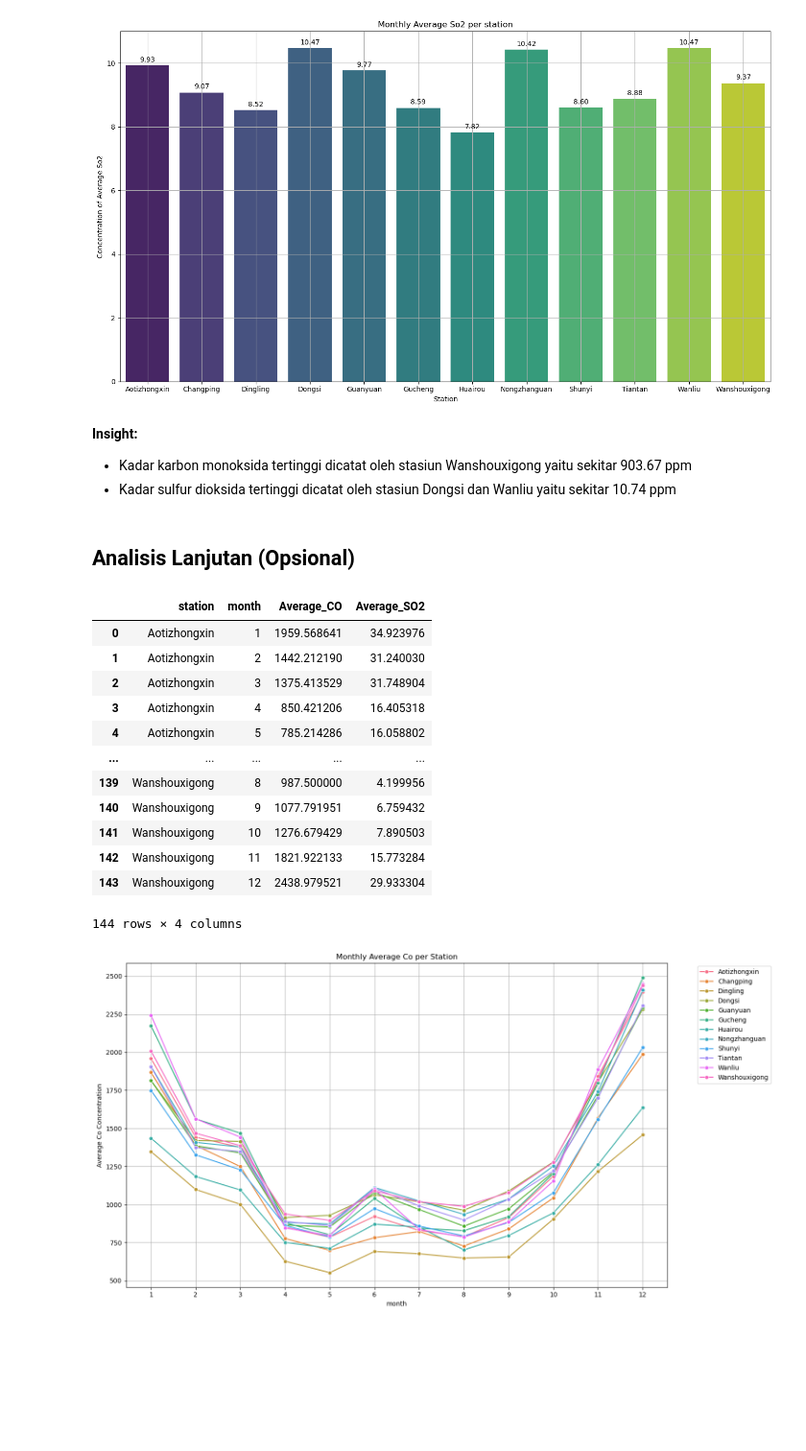
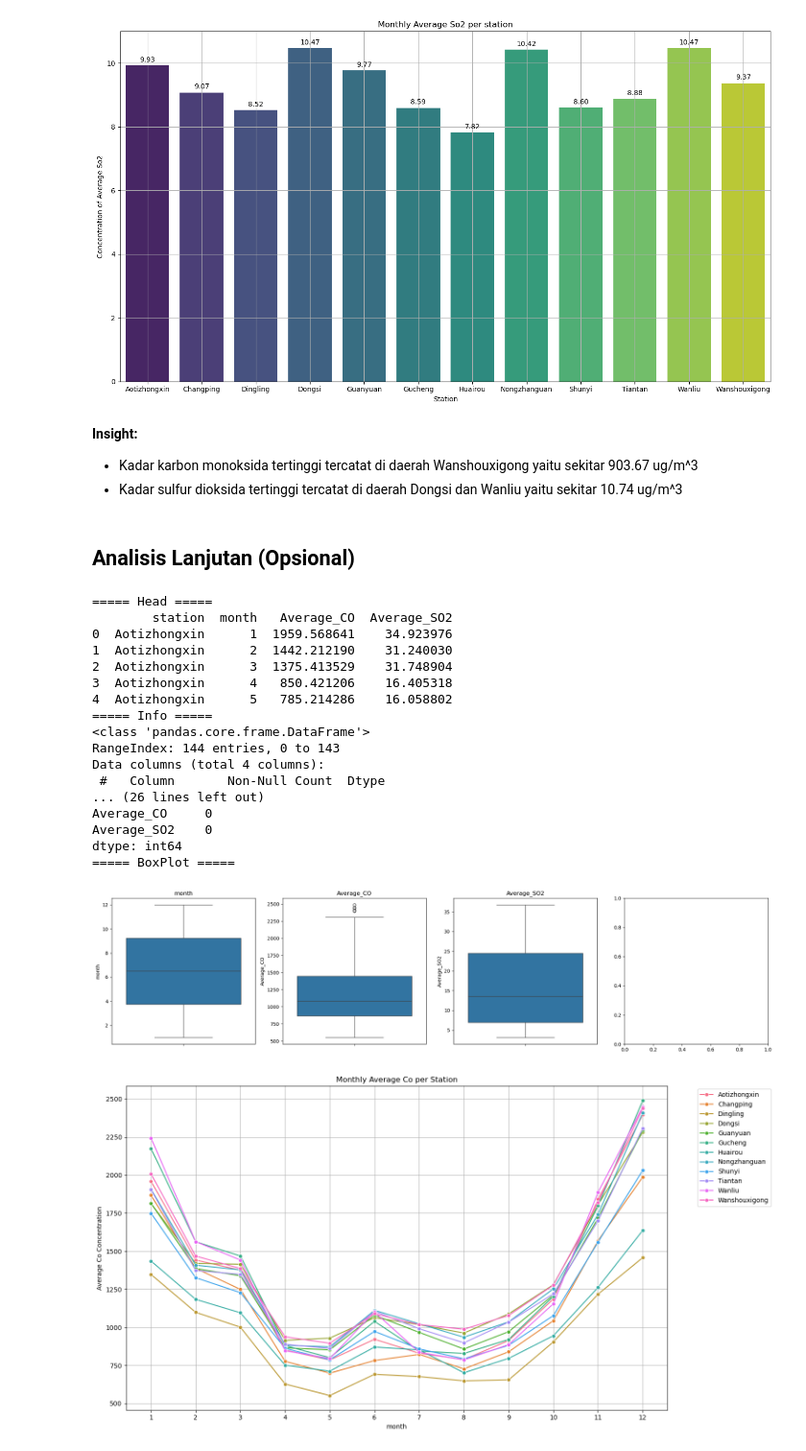
Before and after one commit to thoriqdhiyaaptaribowo/Fundamental-Data-Analysis-Dicoding, a Jupyter notebook: Proyek_Analisis_Data.ipynb, the cells around one changed output. Shown at 96% size. Drawn from its saved outputs; the diff is of its cells as text; code cells hidden in the pictures; blank space fills up the shorter version.

```diff
--- a/Proyek_Analisis_Data.ipynb
+++ b/Proyek_Analisis_Data.ipynb
@@ -201,32 +200,38 @@ plot_monthly_avg_per_station(df_explore, SO2_mean_col_name, station_col_name, fi
 [figure]
 # %% [markdown]
 **Insight:**
-- Kadar karbon monoksida tertinggi dicatat oleh stasiun Wanshouxigong yaitu sekitar 903.67 ppm
-- Kadar sulfur dioksida tertinggi dicatat oleh stasiun Dongsi dan Wanliu yaitu sekitar 10.74 ppm
+- Kadar karbon monoksida tertinggi tercatat di daerah Wanshouxigong yaitu sekitar 903.67 ug/m^3
+- Kadar sulfur dioksida tertinggi tercatat di daerah Dongsi dan Wanliu yaitu sekitar 10.74 ug/m^3
 # %% [markdown]
 ## Analisis Lanjutan (Opsional)
 # %%
 df_monthly_index = df.groupby(["station", "month"]).agg(
     Average_CO=('CO', 'mean'),
     Average_SO2=('SO2', 'mean')
     ).reset_index()
 
 df_monthly_index.to_csv("Dashboard/main_data.csv")
-df_monthly_index
+print_data(df_monthly_index)
+create_boxplot(df_monthly_index)
 # %% [output]
-|  | station | month | Average_CO | Average_SO2 |
-| 0 | Aotizhongxin | 1 | 1959.568641 | 34.923976 |
-| 1 | Aotizhongxin | 2 | 1442.212190 | 31.240030 |
-| 2 | Aotizhongxin | 3 | 1375.413529 | 31.748904 |
-| 3 | Aotizhongxin | 4 | 850.421206 | 16.405318 |
-| 4 | Aotizhongxin | 5 | 785.214286 | 16.058802 |
-| ... | ... | ... | ... | ... |
-| 139 | Wanshouxigong | 8 | 987.500000 | 4.199956 |
-| 140 | Wanshouxigong | 9 | 1077.791951 | 6.759432 |
-| 141 | Wanshouxigong | 10 | 1276.679429 | 7.890503 |
-| 142 | Wanshouxigong | 11 | 1821.922133 | 15.773284 |
-| 143 | Wanshouxigong | 12 | 2438.979521 | 29.933304 |
-144 rows × 4 columns
+===== Head =====
+        station  month   Average_CO  Average_SO2
+0  Aotizhongxin      1  1959.568641    34.923976
+1  Aotizhongxin      2  1442.212190    31.240030
+2  Aotizhongxin      3  1375.413529    31.748904
+3  Aotizhongxin      4   850.421206    16.405318
+4  Aotizhongxin      5   785.214286    16.058802
+===== Info =====
+<class 'pandas.core.frame.DataFrame'>
+RangeIndex: 144 entries, 0 to 143
+Data columns (total 4 columns):
+ #   Column       Non-Null Count  Dtype
+... (26 lines left out)
+Average_CO     0
+Average_SO2    0
+dtype: int64
+===== BoxPlot =====
+[figure, added]
 # %%
 def line_chart(df, x, y, hue):
     plt.figure(figsize=(15, 8))
```
Also changed, not shown: parts of 5 cells of this notebook, 1 other file.
